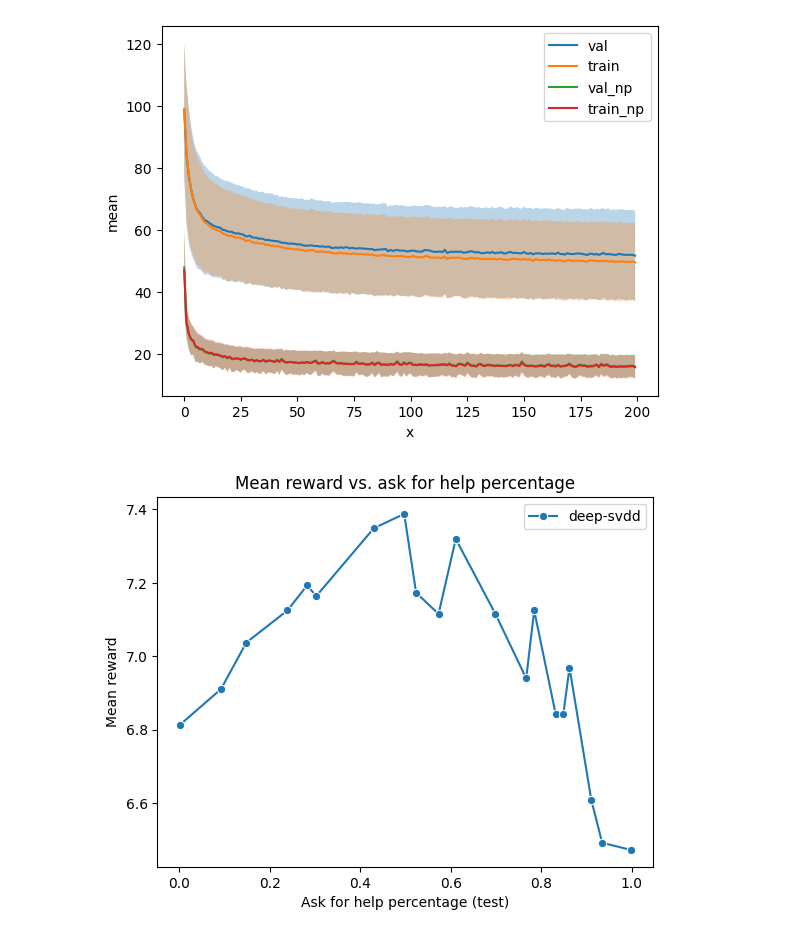
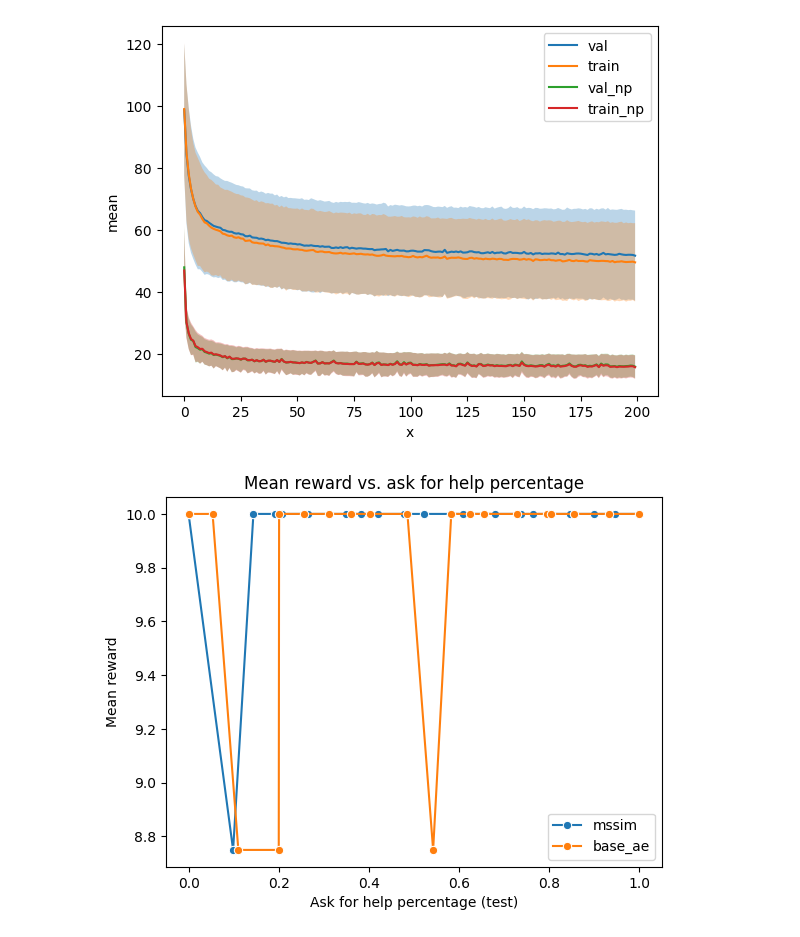
Before and after one commit to PavelCz/yrc-bench-fork, a Jupyter notebook: analyzing/plotting.ipynb, the cells around one changed output. Saved outputs shown, nothing was run; the diff lists cells and outputs as text; code cells hidden in the pictures.

Commit message:
Add comments, modify plotting and launch files

```diff
--- a/analyzing/plotting.ipynb
+++ b/analyzing/plotting.ipynb
@@ -75,11 +75,17 @@ base_path = Path("/home/pavel/data/goal-misgen/tmp")
 # eval_path = base_path / "09-eval-20-thresh"
 # evals = ["base-ae", "patient-big-ae", "patient-ae", "mssim-ae", "random_2", "deep-svdd"]
 
-eval_path = base_path / "10-eval-no-bg"
-evals = ["deep-svdd"]
+# eval_path = base_path / "10-eval-no-bg"
+# evals = ["deep-svdd"]
 
 # eval_path = base_path / "12-more-eps"
 # evals = ["random", "deep-svdd", "patient-ae"]
+
+# eval_path = base_path / "13-fixed-levels"
+# evals = ["random"]
+
+eval_path = base_path / "debug-01-better-thresholds"
+evals = ["mssim", "base_ae"]
 
 for eval in evals:
 
@@ -87,9 +93,10 @@ for eval in evals:
 
     eval_data = np.load(data_path, allow_pickle=True)
 
+    split = "test"
     results = eval_data["results"]
 
-    split = "test"
+    binned_train_percentiles = eval_data["thresholds"]
 
     mean_rewards = []
     std_rewards = []
@@ -102,10 +109,15 @@ for eval in evals:
         print(f"Results: {results}")
         raise ValueError(f"Found {num_none} 'None' results")
 
+    # for result in results:
+    #     mean_rewards.append(result["reward_mean"])
+    #     std_rewards.append(result["reward_std"])
+    #     afh_percentage.append(result["action_1_frac"])
+
     for result in results:
-        mean_rewards.append(result["reward_mean"])
-        std_rewards.append(result["reward_std"])
-        afh_percentage.append(result["action_1_frac"])
+        mean_rewards.append(result[split]["reward_mean"])
+        std_rewards.append(result[split]["reward_std"])
+        afh_percentage.append(result[split]["action_1_frac"])
 
     # Calculate ask for help precentage for each threshold.
     # train_ood_percentage = []
@@ -116,31 +128,31 @@ for eval in evals:
     #         if threshold is None:
     #             raise ValueError("Threshold is None")
     #         num_larger = np.sum(training_scores > threshold)
     #         train_ood_percentage.append(num_larger / len(training_scores))
     # else:
     #     train_ood_percentage = None
 
 
     # print(f"Ask for help percentage: {train_ood_percentage}")
 
     # Plot lineplot using seaborn.
     sns.lineplot(x=afh_percentage, y=mean_rewards, label=eval, marker="o")
 
 plt.xlabel("Ask for help percentage (test)")
 plt.ylabel("Mean reward")
 plt.title("Mean reward vs. ask for help percentage")
 plt.legend()
 plt.show()
 
 # Plot lineplot using matplotlib.
 # plt.plot(thresholds, mean_rewards)
 # plt.fill_between(thresholds, mean_rewards - std_rewards, mean_rewards + std_rewards, alpha=0.5)
 # plt.show()
 
 
 
 # print(eval_data["thresholds"])
 
 # print(eval_data["scores"])
 # %% [output]
-[figure, old version]
+[figure, new version]
```
Also changed, not shown: 1 other file.
